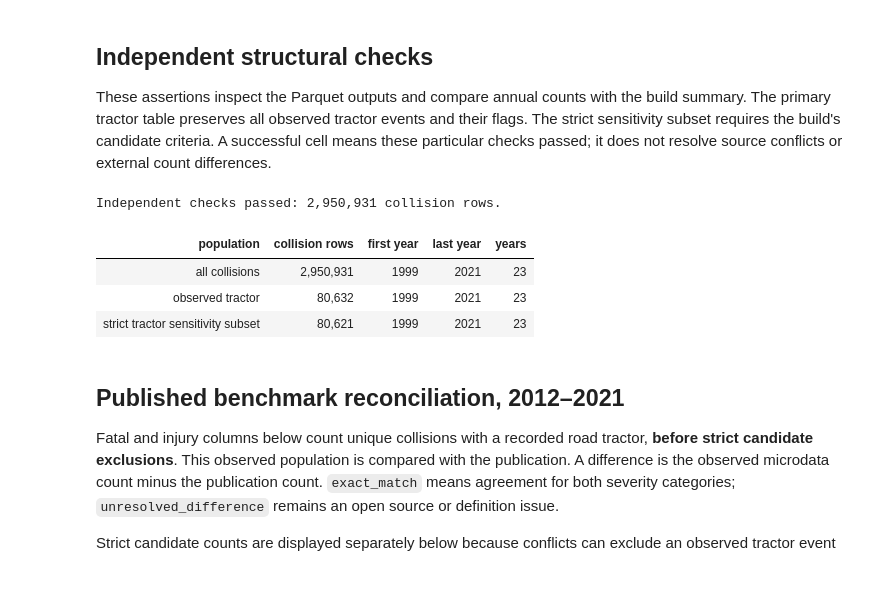
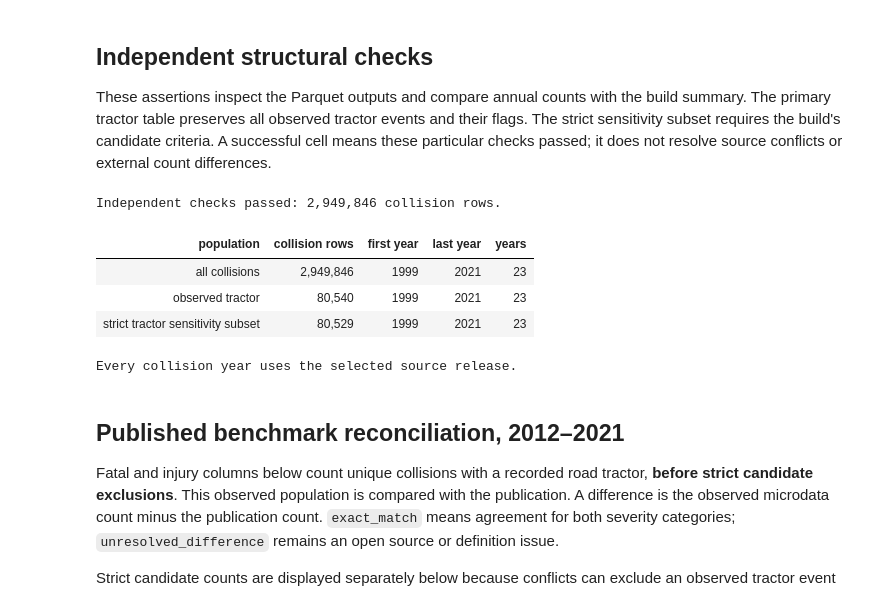
Before and after one commit to v-datos/road_to_safety, a Jupyter notebook: notebooks/01_dataset_validation.ipynb, the cells around one changed output. Cells and saved outputs as stored; diff of their text form; code cells hidden in the pictures.

Commit message:
fix: validate NCDB source releases and rebuild collision analyses

```diff
--- a/notebooks/01_dataset_validation.ipynb
+++ b/notebooks/01_dataset_validation.ipynb
@@ -72,28 +72,35 @@ These assertions inspect the Parquet outputs and compare annual counts with the
 # %%
 all_keys = connection.execute("SELECT count(*), count(DISTINCT (C_YEAR,C_CASE)), count(*) FILTER (WHERE C_YEAR IS NULL OR C_CASE IS NULL) FROM collisions").fetchone()
 assert all_keys[0] == all_keys[1] and all_keys[2] == 0, "Collision key check failed."
 assert connection.execute("SELECT count(*)=count(DISTINCT (C_YEAR,try_cast(C_CASE AS HUGEINT))) AND count(*) FILTER (WHERE try_cast(C_CASE AS HUGEINT) IS NULL)=0 FROM collisions").fetchone()[0], "Numeric-equivalent case IDs duplicate within a year."
 for view, predicate, annual_column in [
     ("tractors", "is_road_tractor", "observed_tractor_collisions"),
     ("strict_tractors", "is_road_tractor AND is_analysis_candidate", "strict_tractor_collisions")]:
     keys = connection.execute(f"SELECT count(*),count(DISTINCT (C_YEAR,C_CASE)),count(*) FILTER (WHERE NOT is_road_tractor OR is_road_tractor IS NULL) FROM {view}").fetchone()
     assert keys[0] == keys[1] and keys[2] == 0, f"{view} key or tractor flag check failed."
     for left, right in [(f"SELECT C_YEAR,C_CASE FROM {view}", f"SELECT C_YEAR,C_CASE FROM collisions WHERE {predicate}"),
                         (f"SELECT C_YEAR,C_CASE FROM collisions WHERE {predicate}", f"SELECT C_YEAR,C_CASE FROM {view}")]:
         assert connection.execute(f"SELECT count(*) FROM ({left} EXCEPT {right})").fetchone()[0] == 0
     assert connection.execute(f"SELECT count(*) FROM (SELECT C_YEAR AS year,count(*) AS n FROM {view} GROUP BY C_YEAR) t FULL JOIN annual a USING(year) WHERE coalesce(t.n,0) <> coalesce(a.{annual_column},0)").fetchone()[0] == 0
 assert connection.execute("SELECT count(*) FROM strict_tractors WHERE NOT is_analysis_candidate OR NOT is_structurally_valid OR C_SEV NOT IN ('1','2') OR C_SEV IS NULL").fetchone()[0] == 0
 assert connection.execute("SELECT count(*) FROM annual WHERE observed_tractor_collisions <> observed_fatal_tractor_collisions + observed_injury_tractor_collisions OR strict_tractor_collisions <> strict_fatal_tractor_collisions + strict_injury_tractor_collisions").fetchone()[0] == 0
 assert validation['checks']['collision_key_unique'] is True
 assert len(validation['annual_counts']) == connection.execute("SELECT count(*) FROM annual").fetchone()[0]
 print(f"Independent checks passed: {all_keys[0]:,} collision rows.")
 show_table("SELECT 'all collisions' AS population,count(*) AS collision_rows,min(C_YEAR) AS first_year,max(C_YEAR) AS last_year,count(DISTINCT C_YEAR) AS years FROM collisions UNION ALL SELECT 'observed tractor',count(*),min(C_YEAR),max(C_YEAR),count(DISTINCT C_YEAR) FROM tractors UNION ALL SELECT 'strict tractor sensitivity subset',count(*),min(C_YEAR),max(C_YEAR),count(DISTINCT C_YEAR) FROM strict_tractors")
+manifest = json.loads((output / "source_manifest.json").read_text())
+expected_releases = {(item['id'], year) for item in manifest
+                     for year in item.get('selected_years', range(item['first_year'], item['last_year'] + 1))}
+actual_releases = set(connection.execute("SELECT DISTINCT source_id,C_YEAR FROM collisions").fetchall())
+assert actual_releases == expected_releases, "Selected release/year mapping differs from event artifacts."
+print("Every collision year uses the selected source release.")
 # %% [output]
-Independent checks passed: 2,950,931 collision rows.
+Independent checks passed: 2,949,846 collision rows.
 | population | collision rows | first year | last year | years |
-| all collisions | 2,950,931 | 1999 | 2021 | 23 |
-| observed tractor | 80,632 | 1999 | 2021 | 23 |
-| strict tractor sensitivity subset | 80,621 | 1999 | 2021 | 23 |
+| all collisions | 2,949,846 | 1999 | 2021 | 23 |
+| observed tractor | 80,540 | 1999 | 2021 | 23 |
+| strict tractor sensitivity subset | 80,529 | 1999 | 2021 | 23 |
+Every collision year uses the selected source release.
 # %% [markdown]
 ## Published benchmark reconciliation, 2012–2021
 
```
Also changed, not shown: parts of 7 cells of this notebook, 42 other files.
